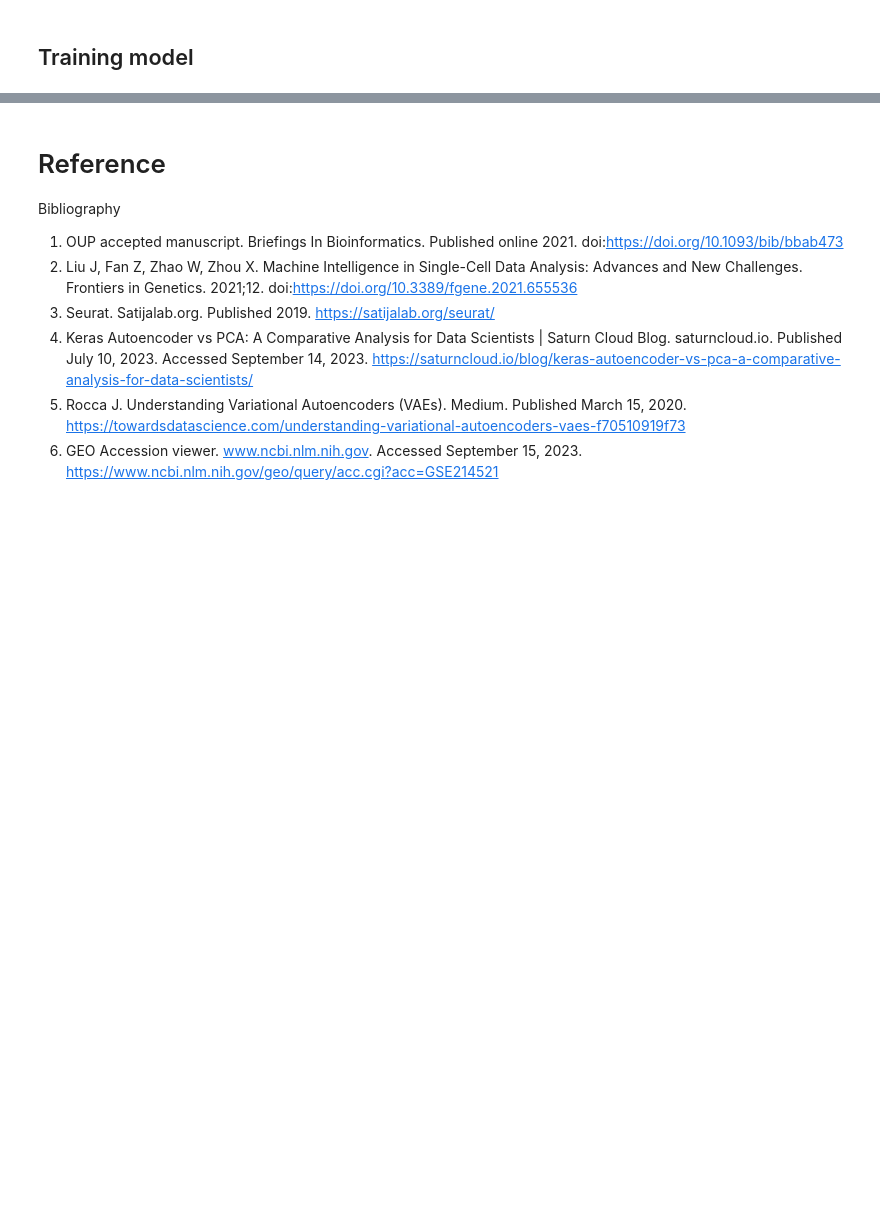
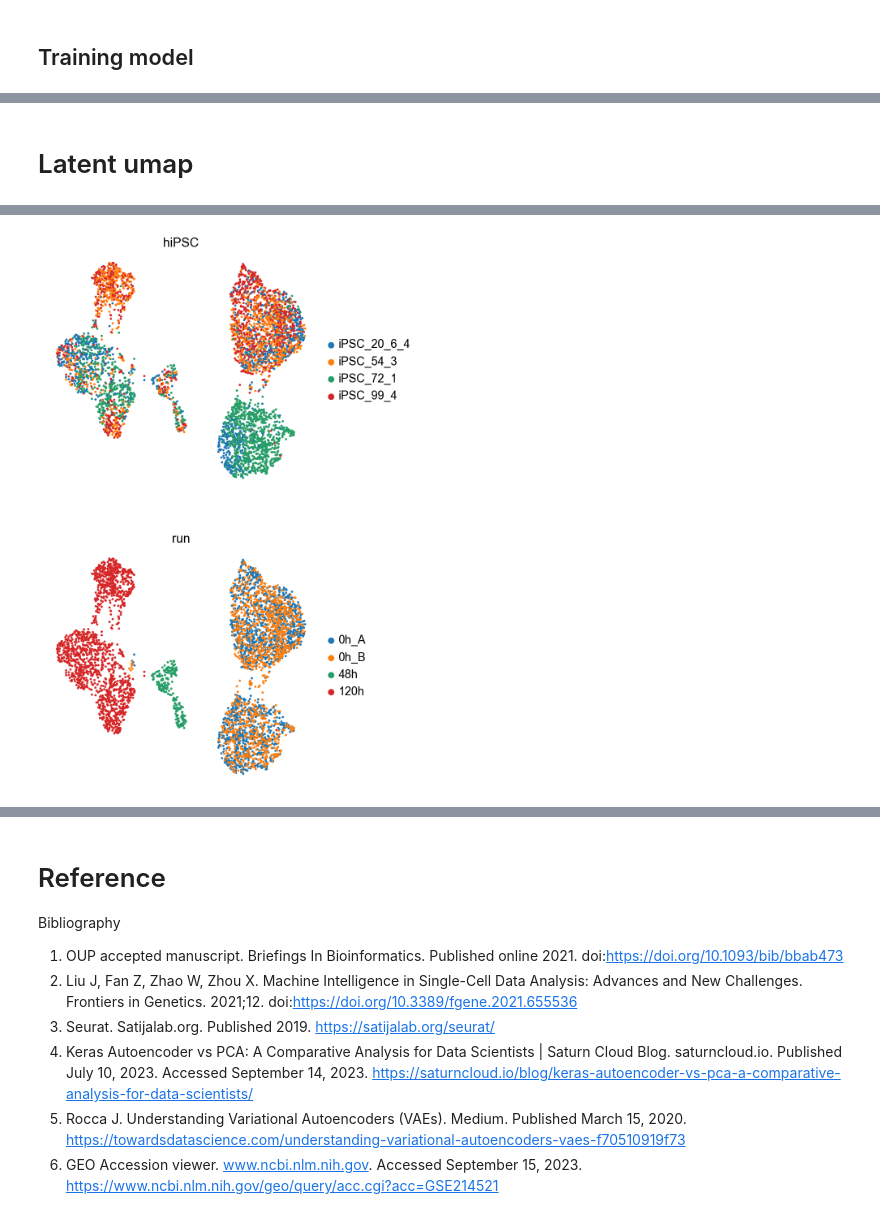
Before and after one commit to sayedjm/scVI_comparison_Seurat_LUMC, a Jupyter notebook: scVI.ipynb, the cells around one changed output, grey strips where cells are left out. Cells and saved outputs as stored; diff of their text form; code cells hidden in the pictures; blank space fills up the shorter version.

```diff
--- a/scVI.ipynb
+++ b/scVI.ipynb
@@ -394,3 +392,6 @@ NameError: name 't_model' is not defined
+# %% [markdown]
+# Latent umap
 # %%
 adata.obsm["X_scvi"] = t_model.get_latent_representation()
-#adata.layers['scvi_normalized'] = t_model.get_normalized_expression(libray_size = 1e4)
+adata.layers['scvi_normalized'] = t_model.get_normalized_expression(libray_size = 1e5)
+# %% [output]
@@ -397 +399,2 @@ adata.obsm["X_scvi"] = t_model.get_latent_representation()
+[figure, added]
 # %%
```
Also changed, not shown: parts of 23 cells of this notebook, 3 other files.
